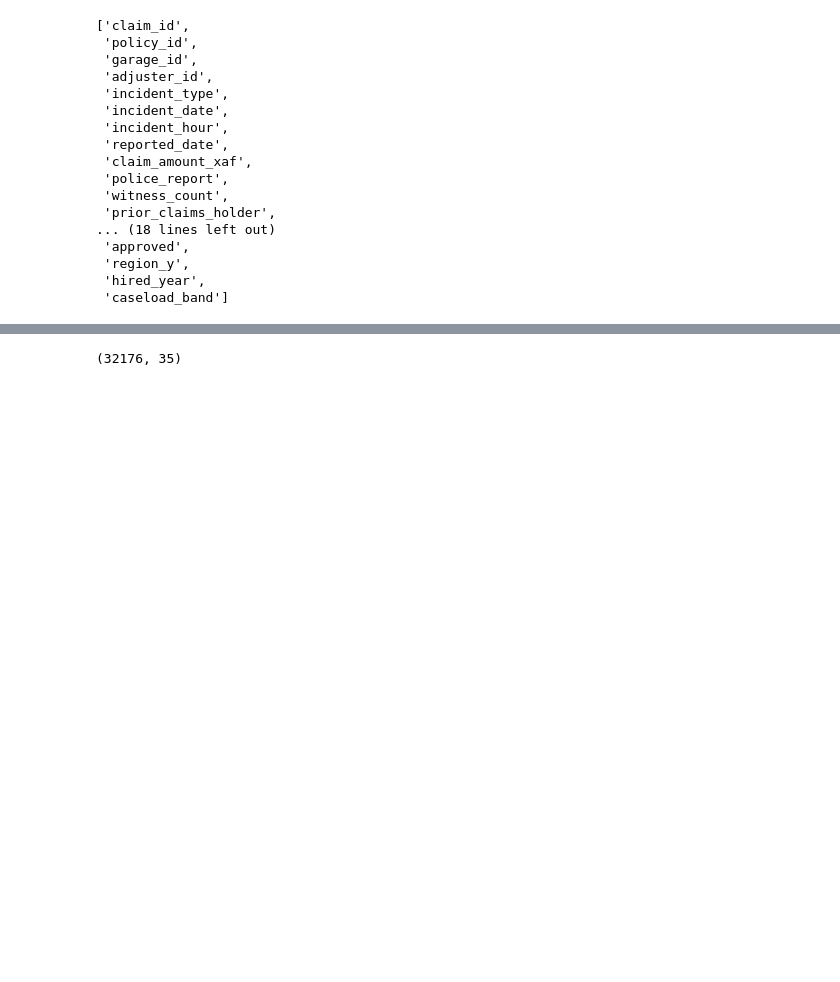
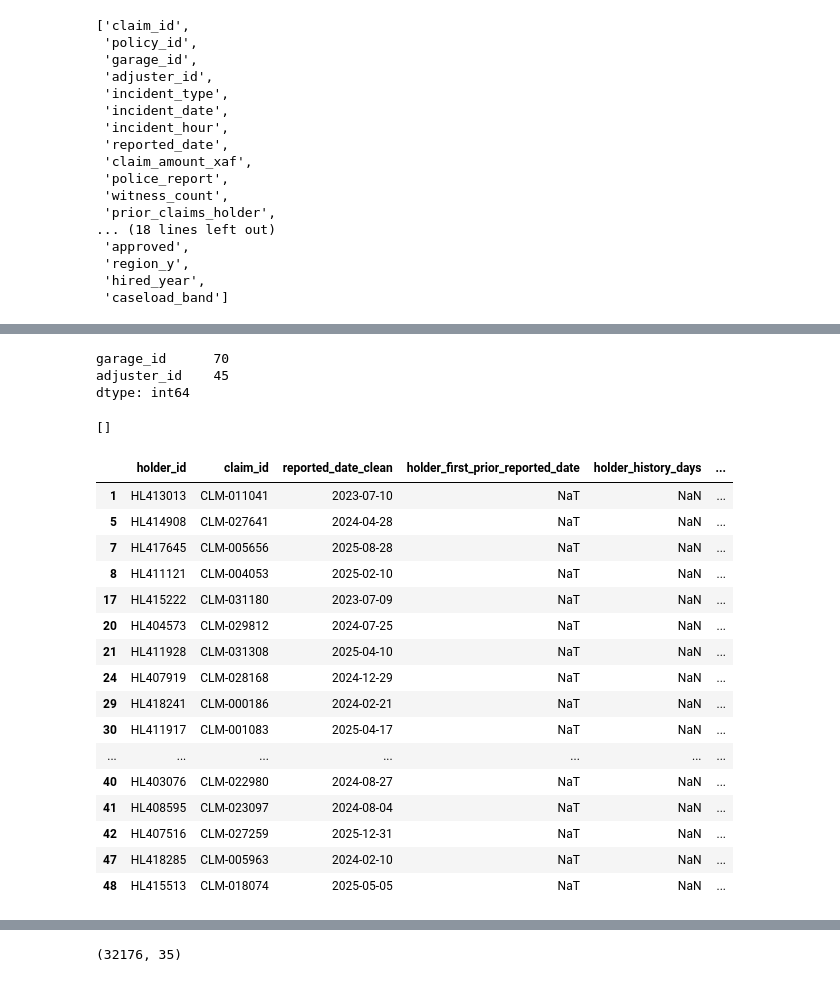
Before and after one commit to moforrochelle/skye8-ds-team-b-modelling, a Jupyter notebook: notebooks/feature_exploration.ipynb, the cells around one changed output, grey strips where cells are left out. Saved outputs shown, nothing was run; the diff lists cells and outputs as text; code cells hidden in the pictures; blank space fills up the shorter version.

```diff
--- a/notebooks/feature_exploration.ipynb
+++ b/notebooks/feature_exploration.ipynb
@@ -347,0 +335,77 @@ X["holder_claim_frequency"] = history_data["holder_claim_frequency"]
+# %%
+model_data[
+    [
+        "garage_id",
+        "adjuster_id"
+    ]
+].nunique()
+# %% [output]
+garage_id      70
+adjuster_id    45
+dtype: int64
+# %%
+[
+    column
+    for column in X.columns
+    if column in ["garage_id", "adjuster_id"]
+]
+# %% [output]
+[]
+# %%
+history_data = model_data.copy()
+
+history_data = history_data.sort_values(
+    ["holder_id", "reported_date_clean", "claim_id"]
+).copy()
+
+# Number of claims from strictly earlier reported dates.
+history_data["holder_claim_count"] = (
+    history_data.groupby("holder_id")["reported_date_clean"]
+    .transform(
+        lambda s: s.map(
+            s.value_counts().sort_index().cumsum().shift(fill_value=0)
+        )
+    )
+)
+
+# First reported date strictly before the current reported date.
+history_data["holder_first_prior_reported_date"] = (
+    history_data.groupby("holder_id")["reported_date_clean"]
+    .transform(
+        lambda s: s.drop_duplicates().shift().reindex(
+            s.factorize(sort=True)[0]
+        ).values
+    )
+)
+# %%
+history_check = history_data.copy()
+
+history_check.loc[
+    history_check["holder_claim_count"] == 0,
+    [
+        "holder_id",
+        "claim_id",
+        "reported_date_clean",
+        "holder_first_prior_reported_date",
+        "holder_history_days",
+        "holder_claim_frequency",
+    ]
+].head(20)
+# %% [output]
+|  | holder_id | claim_id | reported_date_clean | holder_first_prior_reported_date | holder_history_days | ... |
+| 1 | HL413013 | CLM-011041 | 2023-07-10 | NaT | NaN | ... |
+| 5 | HL414908 | CLM-027641 | 2024-04-28 | NaT | NaN | ... |
+| 7 | HL417645 | CLM-005656 | 2025-08-28 | NaT | NaN | ... |
+| 8 | HL411121 | CLM-004053 | 2025-02-10 | NaT | NaN | ... |
+| 17 | HL415222 | CLM-031180 | 2023-07-09 | NaT | NaN | ... |
+| 20 | HL404573 | CLM-029812 | 2024-07-25 | NaT | NaN | ... |
+| 21 | HL411928 | CLM-031308 | 2025-04-10 | NaT | NaN | ... |
+| 24 | HL407919 | CLM-028168 | 2024-12-29 | NaT | NaN | ... |
+| 29 | HL418241 | CLM-000186 | 2024-02-21 | NaT | NaN | ... |
+| 30 | HL411917 | CLM-001083 | 2025-04-17 | NaT | NaN | ... |
+| ... | ... | ... | ... | ... | ... | ... |
+| 40 | HL403076 | CLM-022980 | 2024-08-27 | NaT | NaN | ... |
+| 41 | HL408595 | CLM-023097 | 2024-08-04 | NaT | NaN | ... |
+| 42 | HL407516 | CLM-027259 | 2025-12-31 | NaT | NaN | ... |
+| 47 | HL418285 | CLM-005963 | 2024-02-10 | NaT | NaN | ... |
+| 48 | HL415513 | CLM-018074 | 2025-05-05 | NaT | NaN | ... |
```
Also changed, not shown: parts of 52 cells of this notebook, 2 other files.
